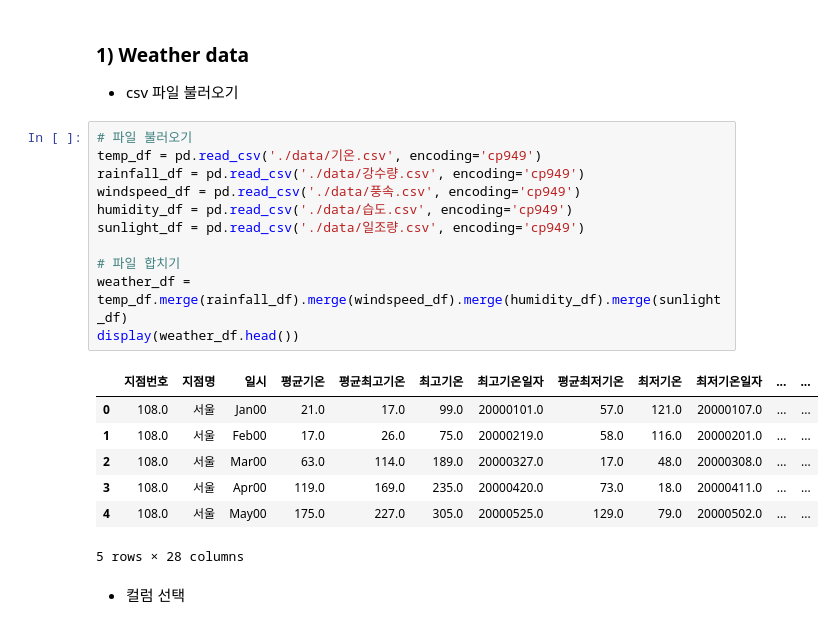
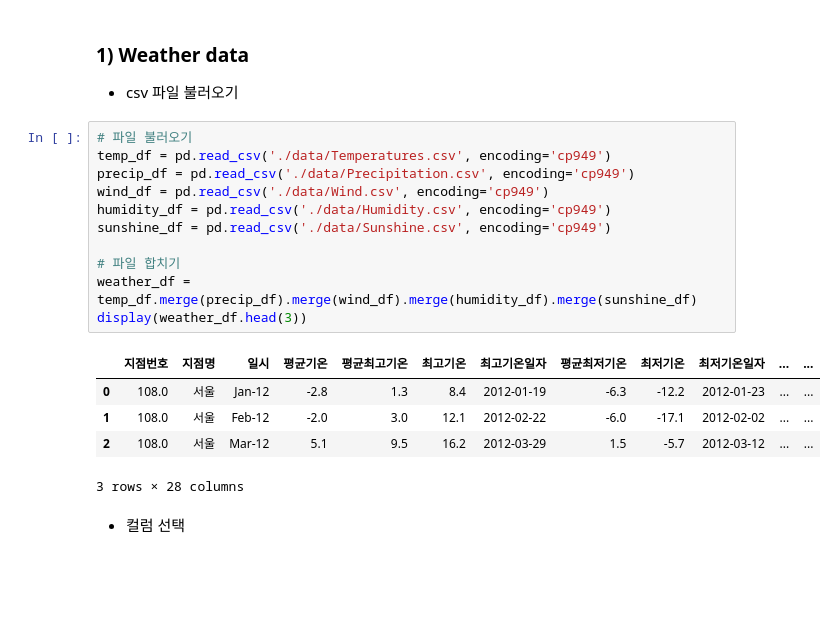
Before and after one commit to Onedas/22_01_IDS507_FinalProject, a Jupyter notebook: process.ipynb, the cells around one changed output. Drawn from its saved outputs; the diff is of its cells as text; blank space fills up the shorter version.

```diff
--- a/process.ipynb
+++ b/process.ipynb
@@ -54,23 +19,21 @@ for file_name in ['강수량', '기온', '습도', '일조량', '풍속', '소
 - csv 파일 불러오기
 # %%
 # 파일 불러오기
-temp_df = pd.read_csv('./data/기온.csv', encoding='cp949')
-rainfall_df = pd.read_csv('./data/강수량.csv', encoding='cp949')
-windspeed_df = pd.read_csv('./data/풍속.csv', encoding='cp949')
-humidity_df = pd.read_csv('./data/습도.csv', encoding='cp949')
-sunlight_df = pd.read_csv('./data/일조량.csv', encoding='cp949')
+temp_df = pd.read_csv('./data/Temperatures.csv', encoding='cp949')
+precip_df = pd.read_csv('./data/Precipitation.csv', encoding='cp949')
+wind_df = pd.read_csv('./data/Wind.csv', encoding='cp949')
+humidity_df = pd.read_csv('./data/Humidity.csv', encoding='cp949')
+sunshine_df = pd.read_csv('./data/Sunshine.csv', encoding='cp949')
 
 # 파일 합치기
-weather_df = temp_df.merge(rainfall_df).merge(windspeed_df).merge(humidity_df).merge(sunlight_df)
-display(weather_df.head())
+weather_df = temp_df.merge(precip_df).merge(wind_df).merge(humidity_df).merge(sunshine_df)
+display(weather_df.head(3))
 # %% [output]
 |  | 지점번호 | 지점명 | 일시 | 평균기온 | 평균최고기온 | 최고기온 | 최고기온일자 | 평균최저기온 | 최저기온 | 최저기온일자 | ... | ... |
-| 0 | 108.0 | 서울 | Jan00 | 21.0 | 17.0 | 99.0 | 20000101.0 | 57.0 | 121.0 | 20000107.0 | ... | ... |
-| 1 | 108.0 | 서울 | Feb00 | 17.0 | 26.0 | 75.0 | 20000219.0 | 58.0 | 116.0 | 20000201.0 | ... | ... |
-| 2 | 108.0 | 서울 | Mar00 | 63.0 | 114.0 | 189.0 | 20000327.0 | 17.0 | 48.0 | 20000308.0 | ... | ... |
-| 3 | 108.0 | 서울 | Apr00 | 119.0 | 169.0 | 235.0 | 20000420.0 | 73.0 | 18.0 | 20000411.0 | ... | ... |
-| 4 | 108.0 | 서울 | May00 | 175.0 | 227.0 | 305.0 | 20000525.0 | 129.0 | 79.0 | 20000502.0 | ... | ... |
+| 0 | 108.0 | 서울 | Jan-12 | -2.8 | 1.3 | 8.4 | 2012-01-19 | -6.3 | -12.2 | 2012-01-23 | ... | ... |
+| 1 | 108.0 | 서울 | Feb-12 | -2.0 | 3.0 | 12.1 | 2012-02-22 | -6.0 | -17.1 | 2012-02-02 | ... | ... |
+| 2 | 108.0 | 서울 | Mar-12 | 5.1 | 9.5 | 16.2 | 2012-03-29 | 1.5 | -5.7 | 2012-03-12 | ... | ... |
-5 rows × 28 columns
+3 rows × 28 columns
 # %% [markdown]
 - 컬럼 선택
 # %%
```
Also changed, not shown: parts of 18 cells of this notebook, 12 other files.
